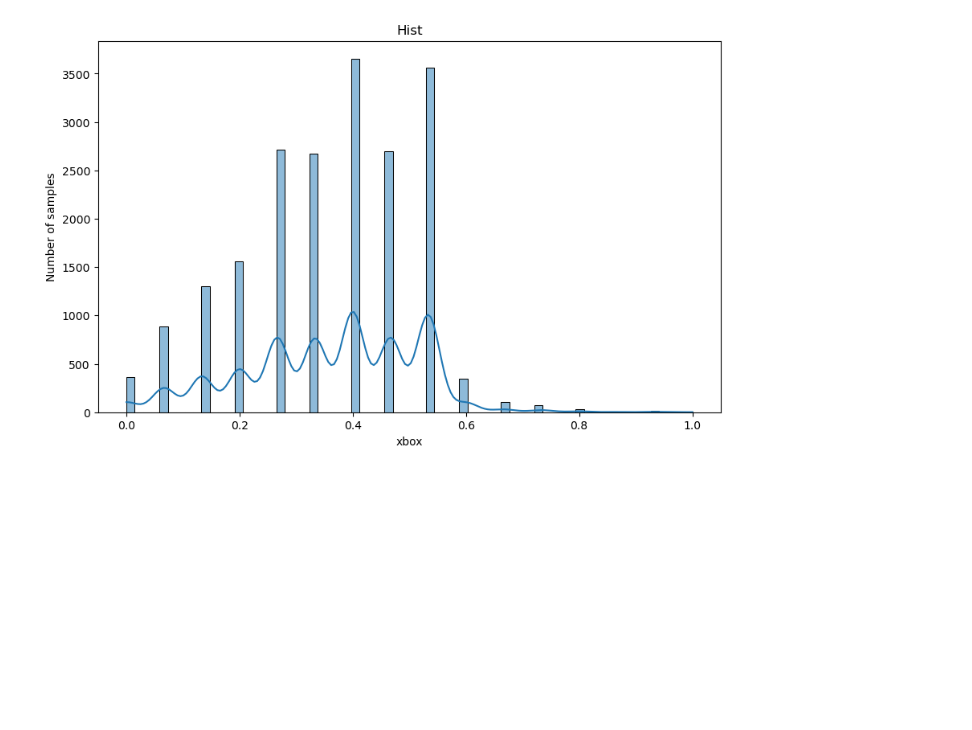
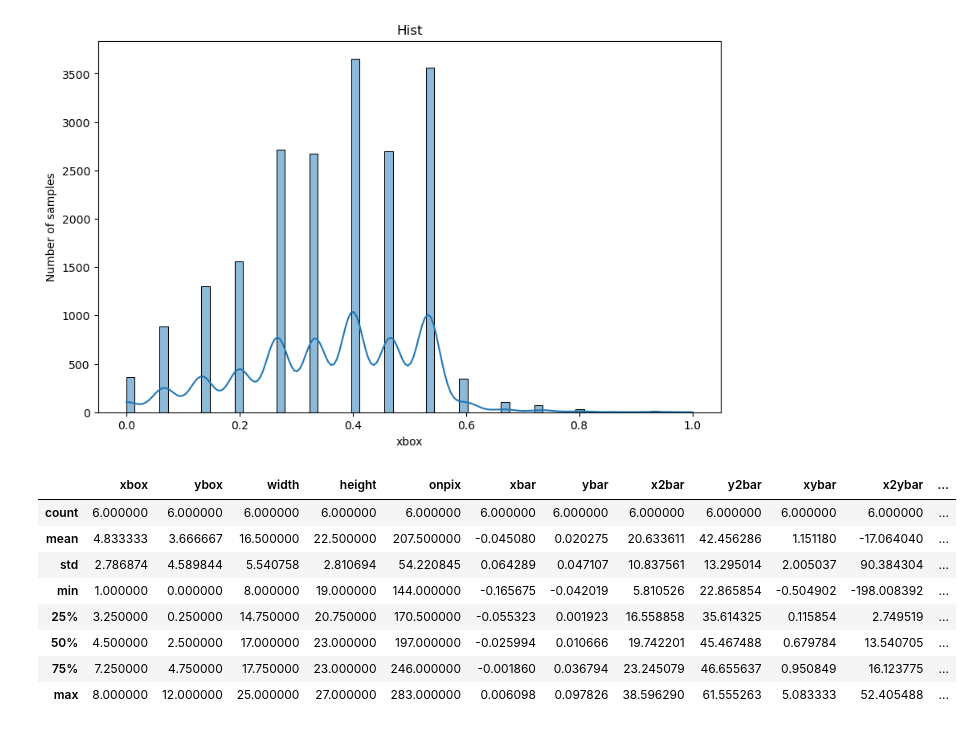
Before and after one commit to jakvbm1/letter-recognition-using-knn, a Jupyter notebook: letters.ipynb, the cells around one changed output. Cells and saved outputs as stored; diff of their text form; code cells hidden in the pictures; blank space fills up the shorter version.

Commit message:
added new recognition method
it still aint doimg much, maybe after making bigger pictures base it will work better

```diff
--- a/letters.ipynb
+++ b/letters.ipynb
@@ -128,7 +164,13 @@ def tl(filepath):
 # %%
 #drugie podejscie do zamiany obrazkow na dane tym razem zgodnie z tym artykulem
 def tl2(filepath):
+
     img = Image.open(filepath)
+    base_width = 27
+    wpercent = (base_width / float(img.size[0]))
+    hsize = int((float(img.size[1]) * float(wpercent)))
+    img = img.resize((base_width, hsize), Image.Resampling.LANCZOS)
+
     img_gs = img.convert("L")
     np_img = np.array(img_gs)
     on_pixels = np.where(np_img<255)
@@ -155,8 +197,8 @@ def tl2(filepath):
     for i in range(len(on_pixels[:, 1])):
         xd_square.append((on_pixels[:, 1][i] - (xbox + 0.5*width))**2)
         yd_square.append((on_pixels[:, 0][i] - (ybox + 0.5*height))**2)
-        x_distance.append((on_pixels[:, 1][i] - (xbox + 0.5*width))
-        y_distance.append((on_pixels[:, 0][i] - (ybox + 0.5*height))
+        x_distance.append((on_pixels[:, 1][i] - (xbox + 0.5*width)))
+        y_distance.append((on_pixels[:, 0][i] - (ybox + 0.5*height)))
         xy_distance.append(x_distance[i] * y_distance[i])
         x2y_d.append(xd_square[i] * y_distance[i])
         xy2_d.append(yd_square[i] * x_distance[i])
@@ -166,3 +208,12 @@ def tl2(filepath):
     xybar = np.mean(xy_distance)
     x2ybar = np.mean(x2y_d)
     xy2bar = np.mean(xy2_d)
+
+    #te cztery jeszcze nie sa zaimplementowane
+    xedge = xed(np_img) / np_img.shape[0]
+    xedgey = xed(np_img)
+    yedge = yed(np_img) / np_img.shape[1]
+    yedgex = yed(np_img)
+
+
+    return [xbox, ybox, width, height, onpix, xbar, ybar, x2bar, y2bar, xybar, x2ybar, xy2bar, xedge, xedgey, yedge, yedgex]
@@ -168,0 +231,14 @@ def tl2(filepath):
+# %%
+test_mfs = [tl2("letterA.png"), tl2("letterL.png"),tl2("letterB.png"),tl2("letterC.png"),tl2("letterI.png"),tl2("letterM.png")]
+df = pandas.DataFrame(test_mfs, columns=x.columns)
+df.describe()
+# %% [output]
+|  | xbox | ybox | width | height | onpix | xbar | ybar | x2bar | y2bar | xybar | x2ybar | ... |
+| count | 6.000000 | 6.000000 | 6.000000 | 6.000000 | 6.000000 | 6.000000 | 6.000000 | 6.000000 | 6.000000 | 6.000000 | 6.000000 | ... |
+| mean | 4.833333 | 3.666667 | 16.500000 | 22.500000 | 207.500000 | -0.045080 | 0.020275 | 20.633611 | 42.456286 | 1.151180 | -17.064040 | ... |
+| std | 2.786874 | 4.589844 | 5.540758 | 2.810694 | 54.220845 | 0.064289 | 0.047107 | 10.837561 | 13.295014 | 2.005037 | 90.384304 | ... |
+| min | 1.000000 | 0.000000 | 8.000000 | 19.000000 | 144.000000 | -0.165675 | -0.042019 | 5.810526 | 22.865854 | -0.504902 | -198.008392 | ... |
+| 25% | 3.250000 | 0.250000 | 14.750000 | 20.750000 | 170.500000 | -0.055323 | 0.001923 | 16.558858 | 35.614325 | 0.115854 | 2.749519 | ... |
+| 50% | 4.500000 | 2.500000 | 17.000000 | 23.000000 | 197.000000 | -0.025994 | 0.010666 | 19.742201 | 45.467488 | 0.679784 | 13.540705 | ... |
+| 75% | 7.250000 | 4.750000 | 17.750000 | 23.000000 | 246.000000 | -0.001860 | 0.036794 | 23.245079 | 46.655637 | 0.950849 | 16.123775 | ... |
+| max | 8.000000 | 12.000000 | 25.000000 | 27.000000 | 283.000000 | 0.006098 | 0.097826 | 38.596290 | 61.555263 | 5.083333 | 52.405488 | ... |
```
Also changed, not shown: parts of 8 cells of this notebook.
